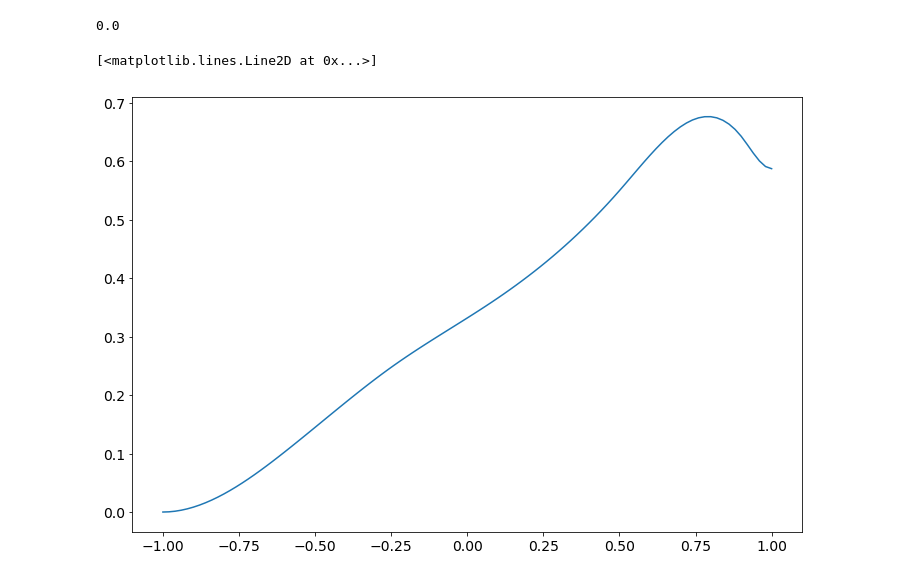
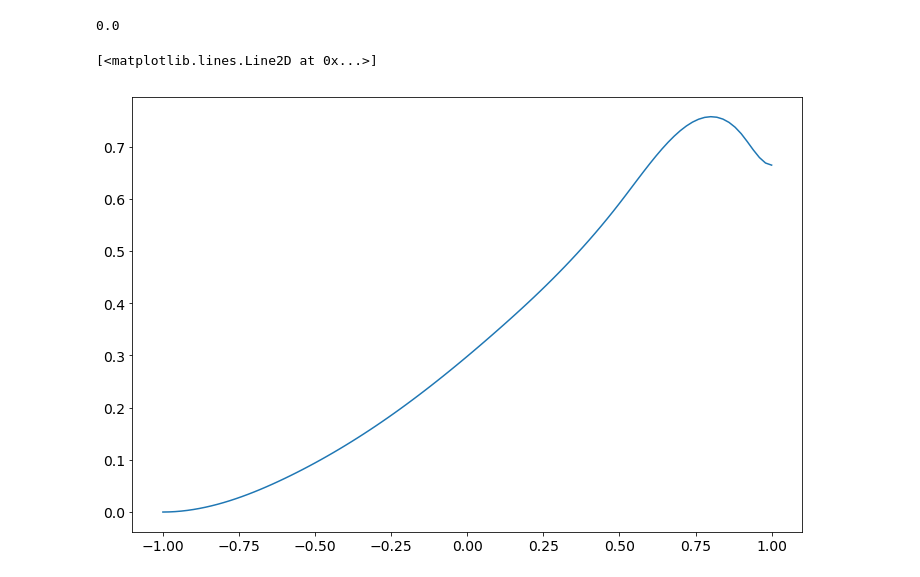
Before and after one commit to icecube/angular_acceptance, a Jupyter notebook: Angular_acceptance.ipynb, the cells around one changed output. Drawn from its saved outputs; the diff is of its cells as text; code cells hidden in the pictures.

```diff
--- a/Angular_acceptance.ipynb
+++ b/Angular_acceptance.ipynb
@@ -353,7 +353,7 @@ ang([0,0], -1)
 # %% [output]
 0.0
 # %%
-plt.plot(xnew, ang([0,0], xnew))
+plt.plot(xnew, ang([-0.1,0.1], xnew))
 # %% [output]
 [<matplotlib.lines.Line2D at 0x...>]
-[figure, old version]
+[figure, new version]
```
Also changed, not shown: 1 other file.
